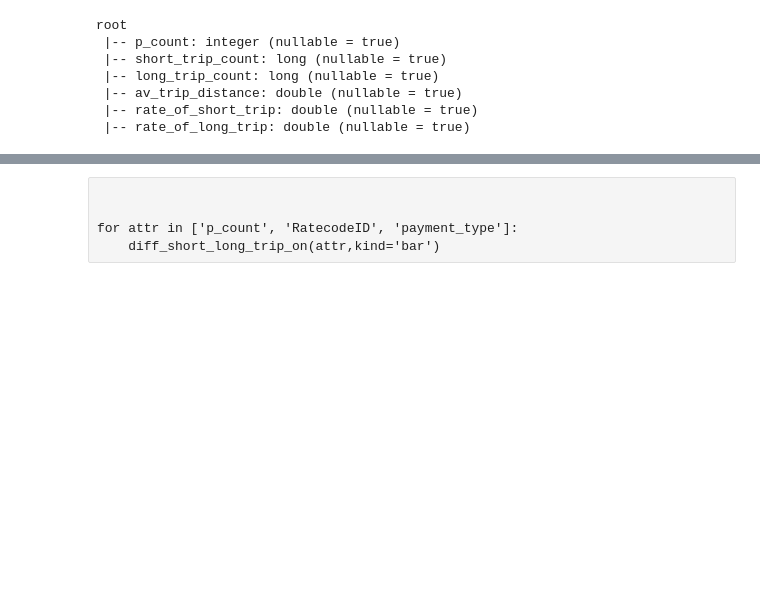
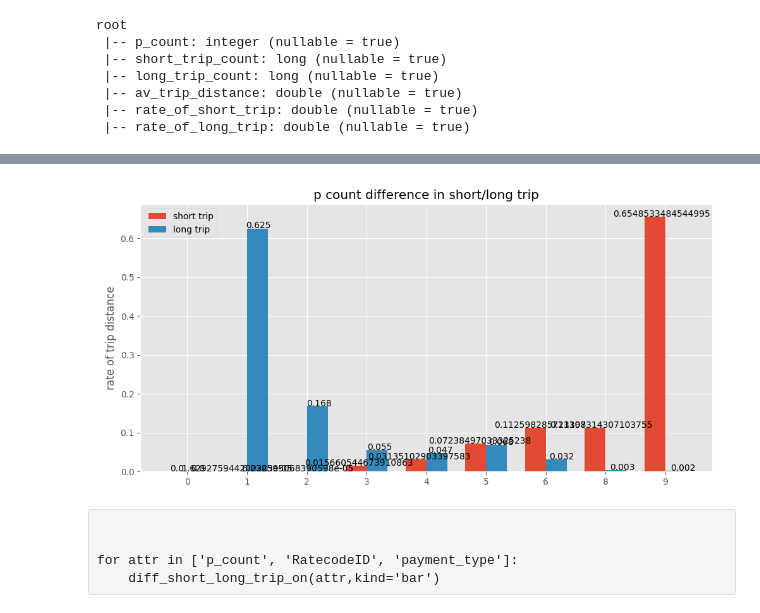
Before and after one commit to crazybber/go-jupyter, a Jupyter notebook: ETL-with-spark_3.ipynb, the cells around one changed output, grey strips where cells are left out. Saved outputs shown, nothing was run; the diff lists cells and outputs as text; code cells hidden in the pictures; blank space fills up the shorter version.

```diff
--- a/ETL-with-spark_3.ipynb
+++ b/ETL-with-spark_3.ipynb
@@ -1321,16 +1337,0 @@ df_trips_groups_merged.show(10)
-# %%
-# df_trips_groups_merged.printSchema()
-
-short_trips_sum = df_trips_groups_merged.select('short_trip_count').rdd.map(lambda x:x[0]).reduce(lambda x,y: x + y)
-long_trips_sum= df_trips_groups_merged.select('long_trip_count').rdd.map(lambda x:x[0]).reduce(lambda x,y: x + y)
-#short_trips_sum,long_trips_sum
-#df_sum_short_trip = df_short_trips_group_merged.withColumn('rate_short_trip_count',f.col('short_trip_count')/f.sum('short_trip_count'))
-
-df_trips_groups_merged_all = df_trips_groups_merged \
-    .withColumn('rate_of_short_trip',f.col('short_trip_count')/short_trips_sum)\
-    .withColumn('rate_of_long_trip',f.col('long_trip_count')/long_trips_sum) \
-    .withColumn('av_trip_distance', f.round(f.col('av_trip_distance'),4))  \
-    .withColumn('rate_of_short_trip', f.round(f.col('rate_of_short_trip'),4))  \
-    .withColumn('rate_of_long_trip', f.round(f.col('rate_of_long_trip'),4))
-## here we can create a pie
-df_trips_groups_merged_all.show()
@@ -1412,0 +1416,6 @@ plt.show()
+# %%
+
+
+diff_short_long_trip_on('p_count')
+%matplot plt
+# %% [output]
@@ -1413,3 +1423,4 @@ plt.show()
+[figure, added]
 # %% [raw]
 
 
```
Also changed, not shown: parts of 8 cells of this notebook.
